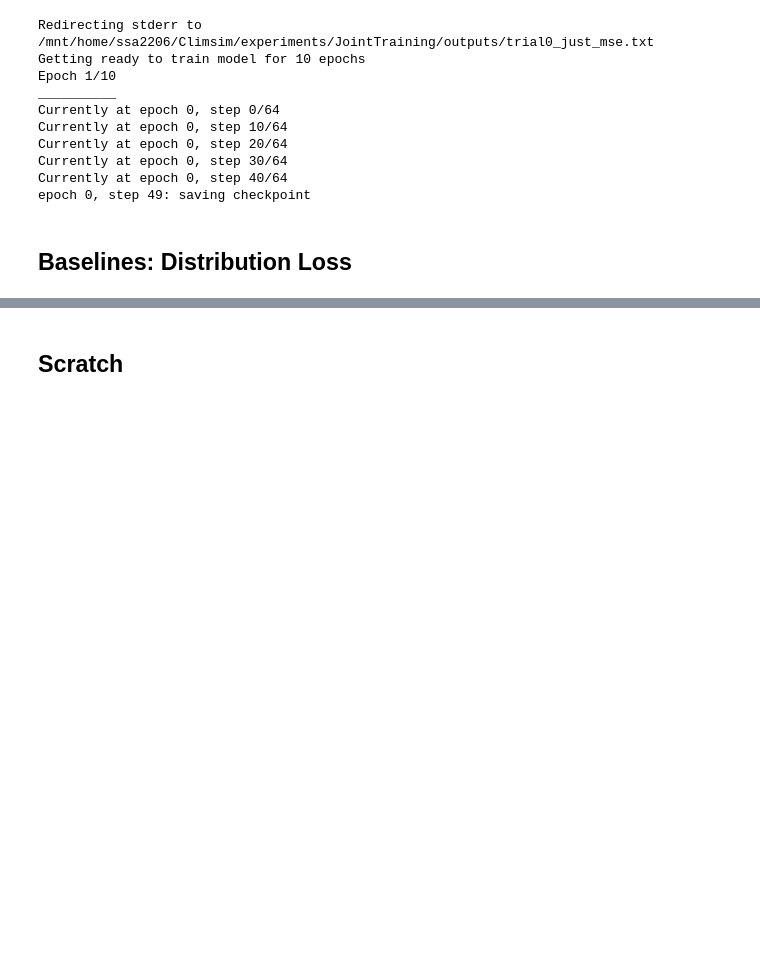
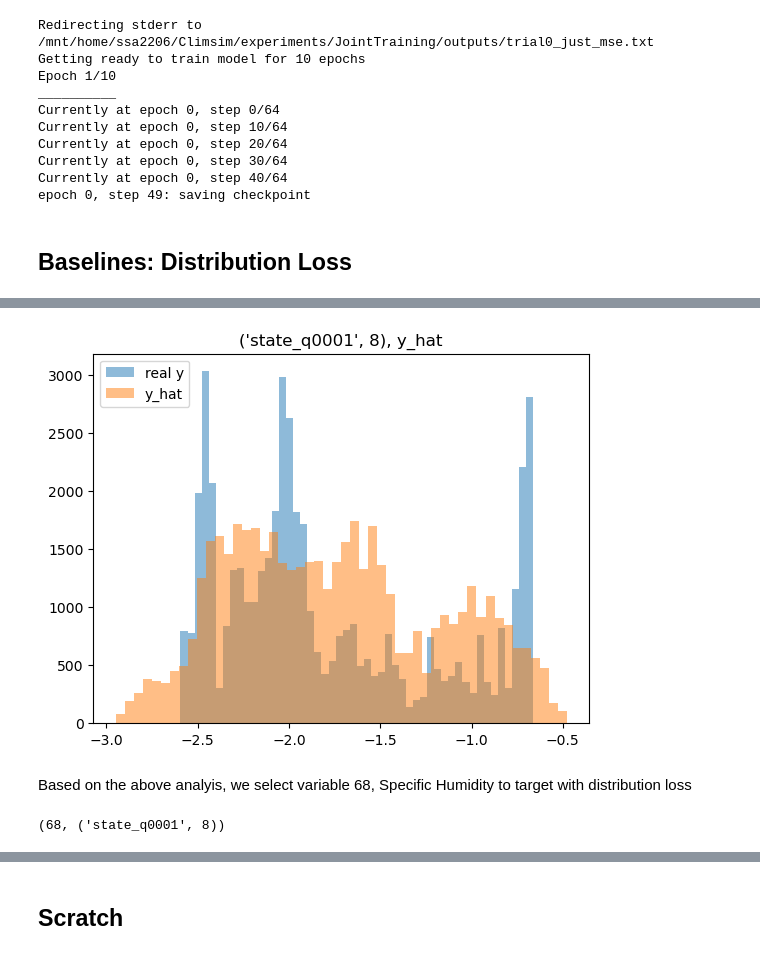
Before and after one commit to SammyAgrawal/diffusion-climsim, a Jupyter notebook: Notebooks/DiffTraining.ipynb, the cells around one changed output, grey strips where cells are left out. Drawn from its saved outputs; the diff is of its cells as text; code cells hidden in the pictures; blank space fills up the shorter version.

```diff
--- a/Notebooks/DiffTraining.ipynb
+++ b/Notebooks/DiffTraining.ipynb
@@ -848,0 +736,11 @@ use_diffusion_loss = False
+# %%
+hist(y[:,VAR_IND], title=f'{mlo[VAR_IND].item()}, real y', bins=50, alpha=0.5, label='real y')
+hist(y_hat[:,VAR_IND], title=f'{mlo[VAR_IND].item()}, y_hat', bins=50, alpha=0.5, label='y_hat')
+# %% [output]
+[figure, added]
+# %% [markdown]
+Based on the above analyis, we select variable 68, Specific Humidity to target with distribution loss
+# %%
+VAR_IND, mlo[VAR_IND].item()
+# %% [output]
+(68, ('state_q0001', 8))
```
Also changed, not shown: parts of 138 cells of this notebook, 8 other files.
